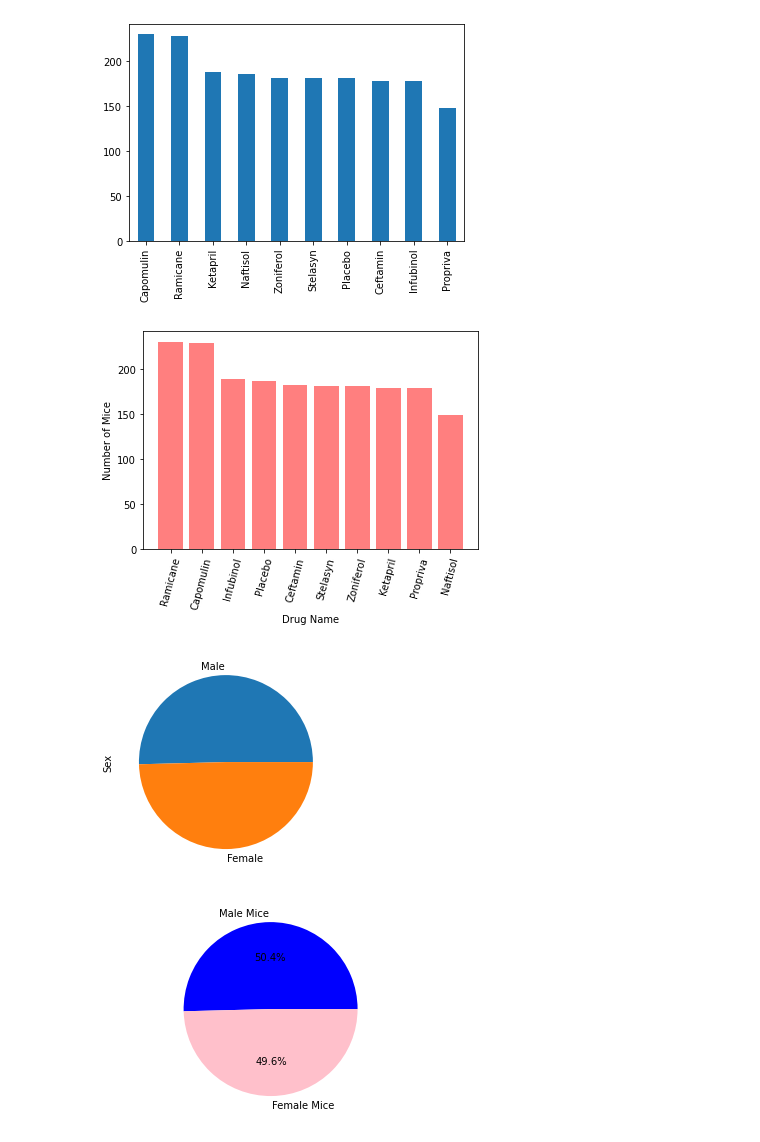
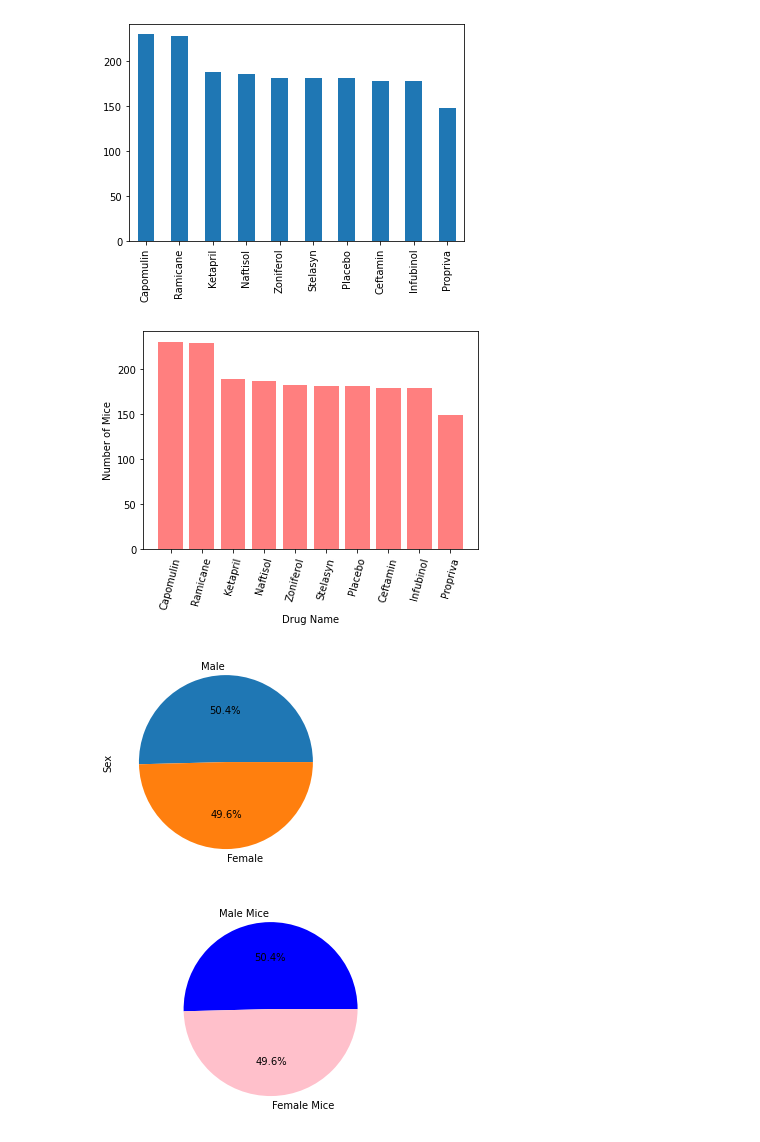
Before and after one commit to paulywog13/Matplotlib-Homework, a Jupyter notebook: Pymaceuticals/pymaceuticals_starter.ipynb, the cells around one changed output. Cells and saved outputs as stored; diff of their text form; code cells hidden in the pictures.

Commit message:
Updated code to make bar plots match

```diff
--- a/Pymaceuticals/pymaceuticals_starter.ipynb
+++ b/Pymaceuticals/pymaceuticals_starter.ipynb
@@ -171,30 +171,25 @@ testing_plot = mice_drugs.plot.bar(rot=90)
 # Generate a bar plot showing the total number of unique mice tested on each drug regimen using pyplot.
 x_axis = np.arange(0, len(cleaned_data["Drug Regimen"].unique()))
 mice_tested = cleaned_data["Drug Regimen"].value_counts()
-drugs = (cleaned_data["Drug Regimen"].unique()).tolist()
 
-x_ticks=[]
-for x in x_axis:
-    x_ticks.append(x)
-mice_tested = cleaned_data["Drug Regimen"].value_counts()
 #plt.title("Number of Mice Tested Per Drug")
 plt.xlabel("Drug Name")
 plt.ylabel("Number of Mice")
 
-plt.bar(x_axis, mice_tested, facecolor = "red", alpha = 0.5, align="center")
-plt.xticks(x_ticks, drugs, rotation=75)
+plt.bar(mice_tested.index.values, mice_tested.values, facecolor = "red", alpha = 0.5, align="center")
+plt.xticks(rotation=75)
 plt.show()
 # %% [output]
-[figure, old version]
+[figure, new version]
 # %%
 # Generate a pie plot showing the distribution of female versus male mice using pandas
 total_mice = cleaned_data.drop_duplicates(subset=["Mouse ID"])
 mice_sex = total_mice["Sex"].value_counts()
 
 
-plot = mice_sex.plot.pie(y="Sex")
+plot = mice_sex.plot.pie(y="Sex", autopct="%1.1f%%")
 # %% [output]
-[figure, old version]
+[figure, new version]
 # %%
 # Generate a pie plot showing the distribution of female versus male mice using pyplot
 mice_sex = total_mice["Sex"].value_counts()
```
Also changed, not shown: parts of 1 cell of this notebook.
